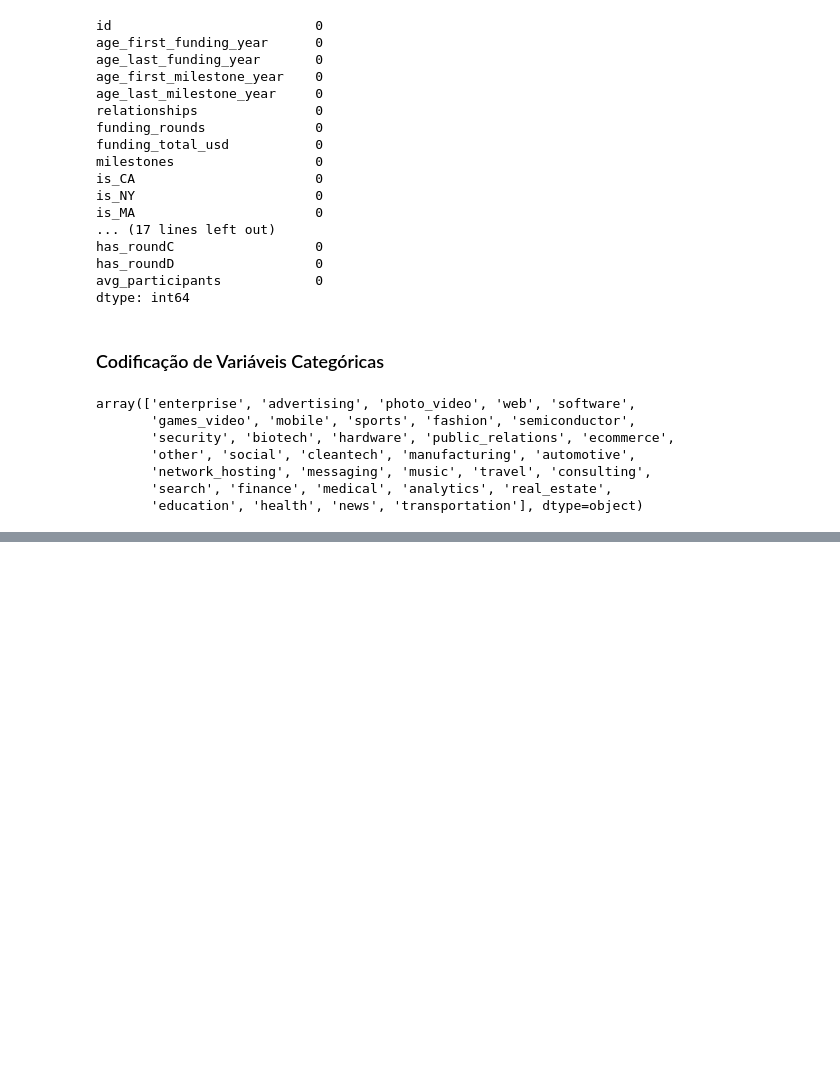
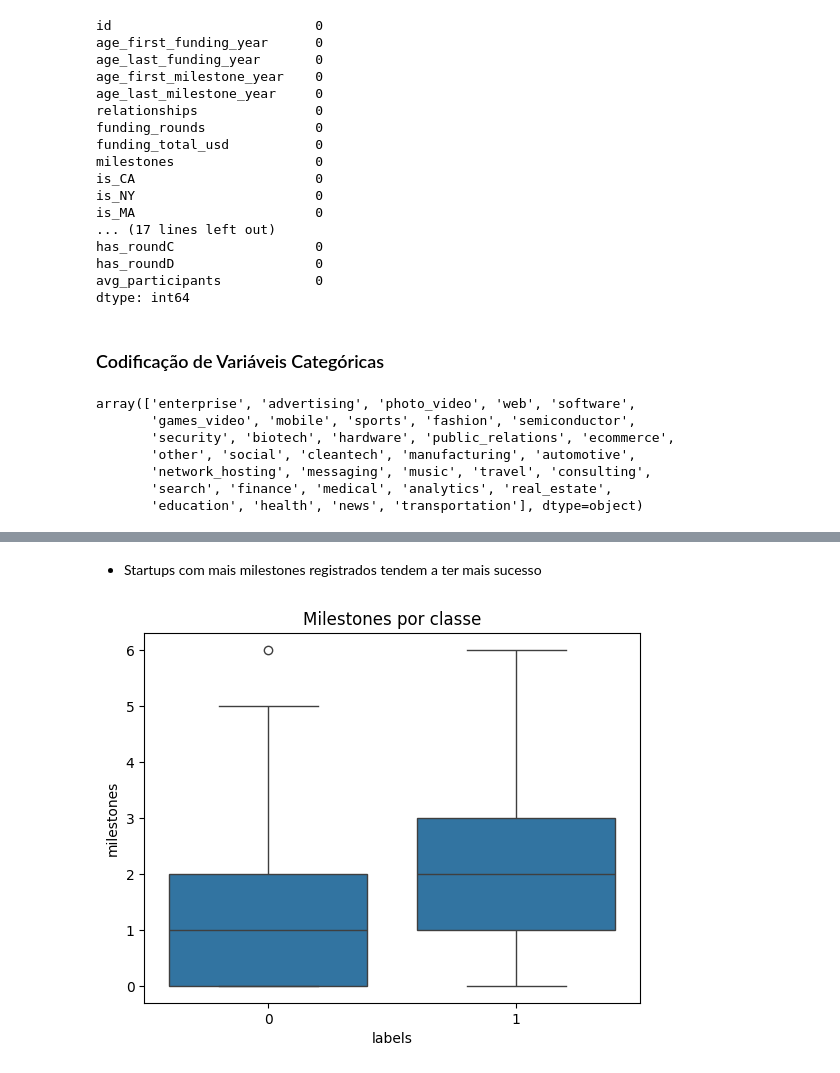
Before and after one commit to macosta7/campeonato_modelo_preditivo, a Jupyter notebook: campeonato.ipynb, the cells around one changed output, grey strips where cells are left out. Saved outputs shown, nothing was run; the diff lists cells and outputs as text; code cells hidden in the pictures; blank space fills up the shorter version.

```diff
--- a/campeonato.ipynb
+++ b/campeonato.ipynb
@@ -103,0 +149,8 @@ test = pd.concat([test.drop(columns=['category_code']), test_cat_df], axis=1)
+# %% [markdown]
+- Startups com mais milestones registrados tendem a ter mais sucesso
+# %%
+sns.boxplot(x='labels', y='milestones', data=train)
+plt.title('Milestones por classe')
+plt.show()
+# %% [output]
+[figure, added]
```
Also changed, not shown: parts of 14 cells of this notebook.
